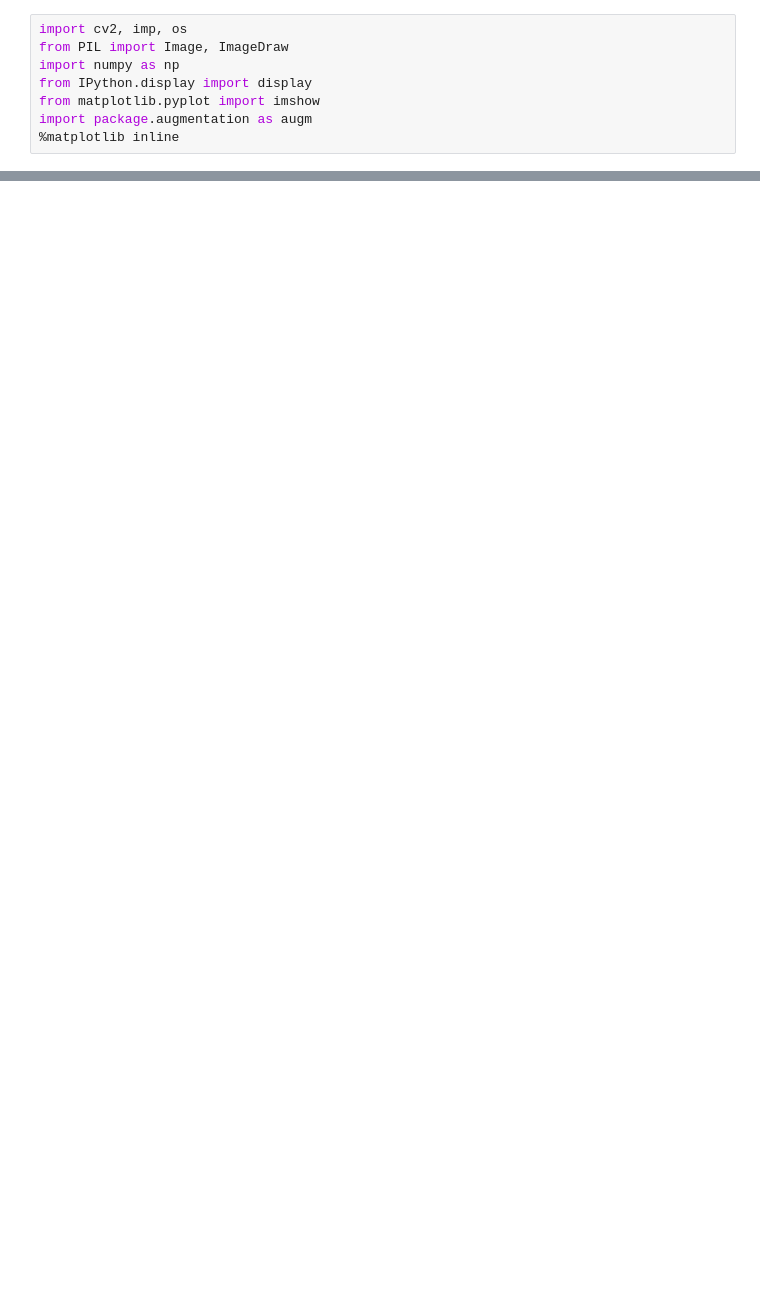
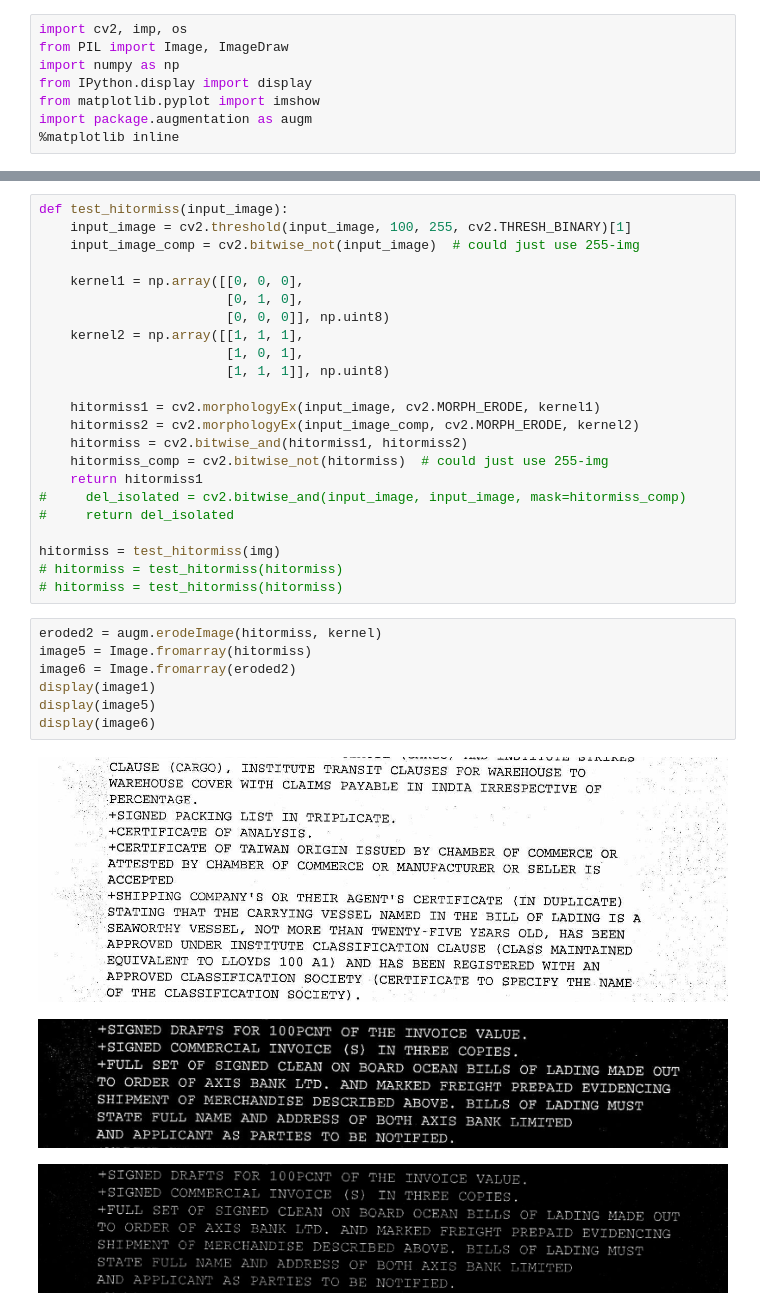
Before and after one commit to MattWeiLiu/lcevaluator, a Jupyter notebook: ocr_cv_test.ipynb, the cells around one changed output, grey strips where cells are left out. Drawn from its saved outputs; the diff is of its cells as text; blank space fills up the shorter version.

```diff
--- a/ocr_cv_test.ipynb
+++ b/ocr_cv_test.ipynb
@@ -85,0 +92,34 @@ image4.save('img_4.jpg', "JPEG", quality=90)
+# %%
+def test_hitormiss(input_image):
+    input_image = cv2.threshold(input_image, 100, 255, cv2.THRESH_BINARY)[1]
+    input_image_comp = cv2.bitwise_not(input_image)  # could just use 255-img
+
+    kernel1 = np.array([[0, 0, 0],
+                        [0, 1, 0],
+                        [0, 0, 0]], np.uint8)
+    kernel2 = np.array([[1, 1, 1],
+                        [1, 0, 1],
+                        [1, 1, 1]], np.uint8)
+
+    hitormiss1 = cv2.morphologyEx(input_image, cv2.MORPH_ERODE, kernel1)
+    hitormiss2 = cv2.morphologyEx(input_image_comp, cv2.MORPH_ERODE, kernel2)
+    hitormiss = cv2.bitwise_and(hitormiss1, hitormiss2)
+    hitormiss_comp = cv2.bitwise_not(hitormiss)  # could just use 255-img
+    return hitormiss1
+#     del_isolated = cv2.bitwise_and(input_image, input_image, mask=hitormiss_comp)
+#     return del_isolated
+
+hitormiss = test_hitormiss(img)
+# hitormiss = test_hitormiss(hitormiss)
+# hitormiss = test_hitormiss(hitormiss)
+# %%
+eroded2 = augm.erodeImage(hitormiss, kernel)
+image5 = Image.fromarray(hitormiss)
+image6 = Image.fromarray(eroded2)
+display(image1)
+display(image5)
+display(image6)
+# %% [output]
+[figure, added]
+[figure, added]
+[figure, added]
```
Also changed, not shown: parts of 4 cells of this notebook, 4 other files.
